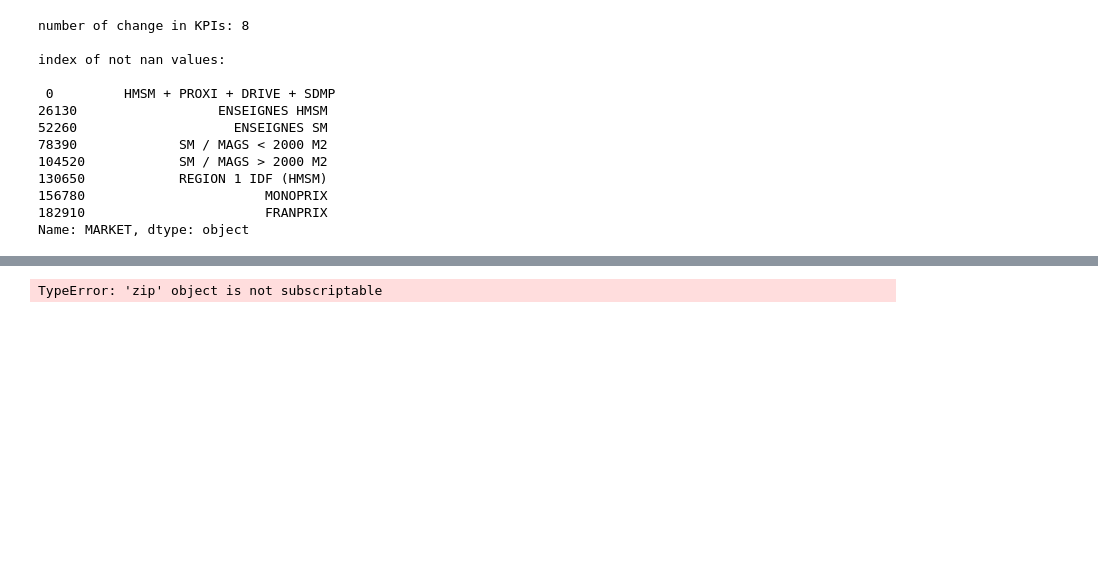
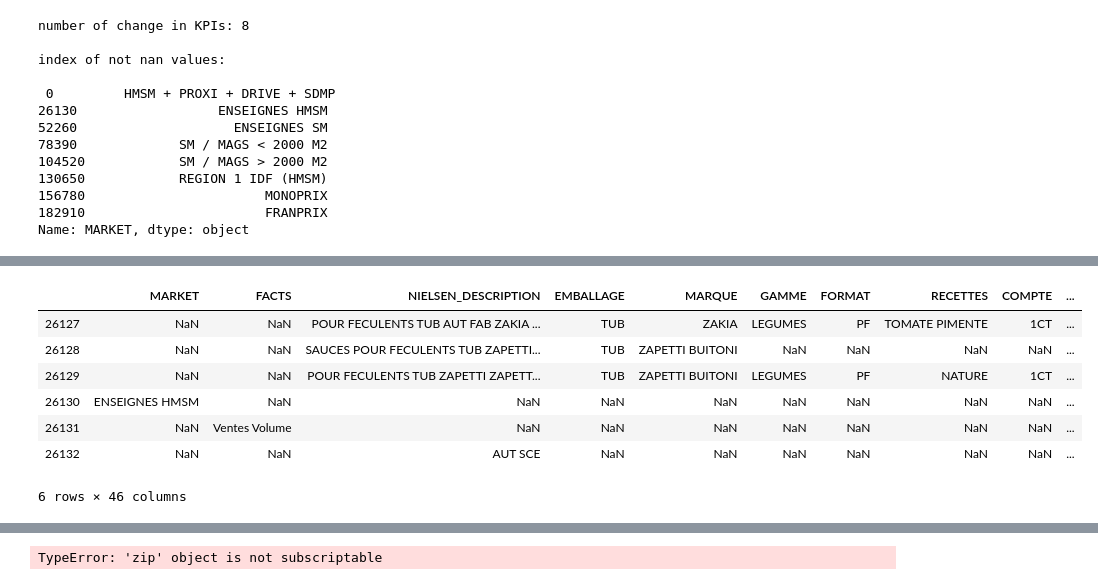
Before and after one commit to alex-toy/italians_do_it_better, a Jupyter notebook: N_NIELSEN/N_preprocessing.ipynb, the cells around one changed output, grey strips where cells are left out. Saved outputs shown, nothing was run; the diff lists cells and outputs as text; code cells hidden in the pictures; blank space fills up the shorter version.

```diff
--- a/N_NIELSEN/N_preprocessing.ipynb
+++ b/N_NIELSEN/N_preprocessing.ipynb
@@ -599,32 +564,0 @@ True
-# %%
-################################################
-# 2.FILL IN FACTS ON ALL LINES => KPI
-
-
-KPI=unique_clean(data['FACTS'])
-
-for i in range(len(market_segment_index)):
-    # define sub dataframe for a market
-    if i!=len(market_segment)-1:
-        segment_data=data[market_segment_index[i]:market_segment_index[i+1]]
-        #print('***'*30,'\n',market_segment_index[i],':',market_segment_index[i+1])
-    else:
-        segment_data=data[market_segment_index[i]:data.shape[0]]
-        #print('***'*30,'\n',market_segment_index[i],':',data.shape[0])
-
-    #set KPI in each market
-    for k in range(len(KPI)):
-
-        start=market_segment_index[i]+pd.Index(segment_data['FACTS']).get_loc(key=KPI[k]) # Index() fonctionne en relatif
-        if k==0: #if fisrt KPI of a market then first index does not strat at 0 but 1 => need to adjust start
-            start-=1
-
-        if i==len(market_segment_index)-1 and k==len(KPI)-1: # if in last market and last KPI
-            end=data.shape[0]
-        elif k==len(KPI)-1:  # if in last KPI of a market
-            end=market_segment_index[i+1]
-        else:
-            end=market_segment_index[i]+pd.Index(segment_data['FACTS']).get_loc(key=KPI[k+1])
-        data['KPI'][start:end]=KPI[k]
-        #print('mkt:',i,'kpi',k,'=',(start,end))
-data.head()
@@ -660,0 +565,11 @@ See the caveats in the documentation: https://pandas.pydata.org/pandas-docs/stab
+# %%
+data[26130-3:26130+3]
+# %% [output]
+|  | MARKET | FACTS | NIELSEN_DESCRIPTION | EMBALLAGE | MARQUE | GAMME | FORMAT | RECETTES | COMPTE | ... |
+| 26127 | NaN | NaN | POUR FECULENTS TUB AUT FAB ZAKIA ... | TUB | ZAKIA | LEGUMES | PF | TOMATE PIMENTE | 1CT | ... |
+| 26128 | NaN | NaN | SAUCES POUR FECULENTS TUB ZAPETTI... | TUB | ZAPETTI BUITONI | NaN | NaN | NaN | NaN | ... |
+| 26129 | NaN | NaN | POUR FECULENTS TUB ZAPETTI ZAPETT... | TUB | ZAPETTI BUITONI | LEGUMES | PF | NATURE | 1CT | ... |
+| 26130 | ENSEIGNES HMSM | NaN | NaN | NaN | NaN | NaN | NaN | NaN | NaN | ... |
+| 26131 | NaN | Ventes Volume | NaN | NaN | NaN | NaN | NaN | NaN | NaN | ... |
+| 26132 | NaN | NaN | AUT SCE | NaN | NaN | NaN | NaN | NaN | NaN | ... |
+6 rows × 46 columns
```
Also changed, not shown: parts of 23 cells of this notebook, 2 other files.
